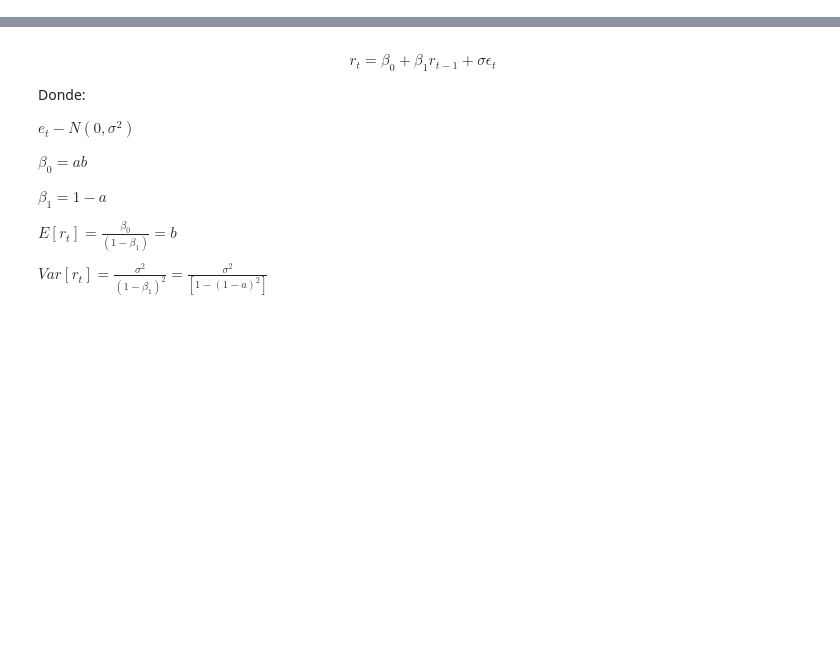
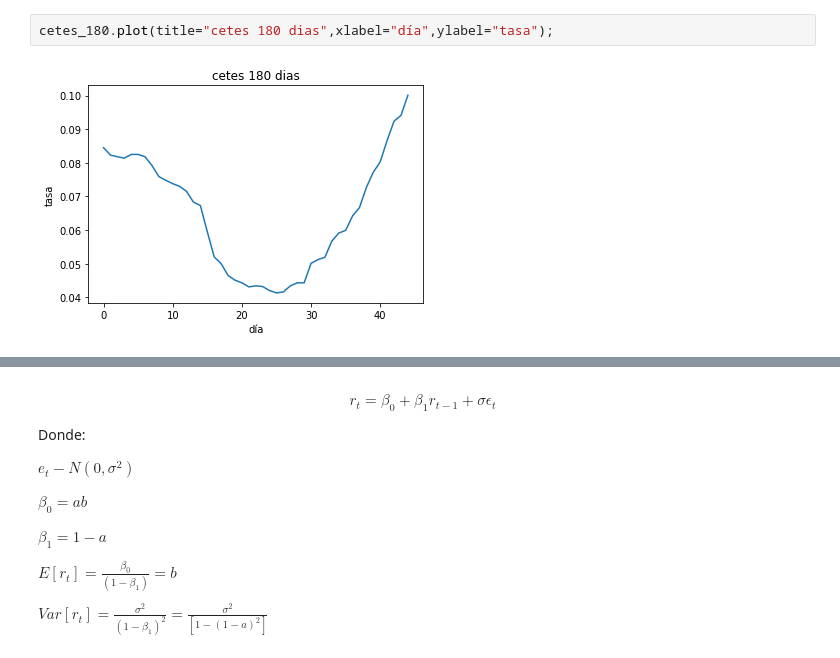
Before and after one commit to leonardo0529/tesis_actuaria, a Jupyter notebook: aplicación/vasicek.ipynb, the cells around one changed output, grey strips where cells are left out. Cells and saved outputs as stored; diff of their text form; blank space fills up the shorter version.

```diff
--- a/aplicación/vasicek.ipynb
+++ b/aplicación/vasicek.ipynb
@@ -23,0 +34,4 @@ tasas_364['tasa'].plot();
+# %%
+cetes_180.plot(title="cetes 180 dias",xlabel="día",ylabel="tasa");
+# %% [output]
+[figure, added]
```
Also changed, not shown: parts of 20 cells of this notebook.
